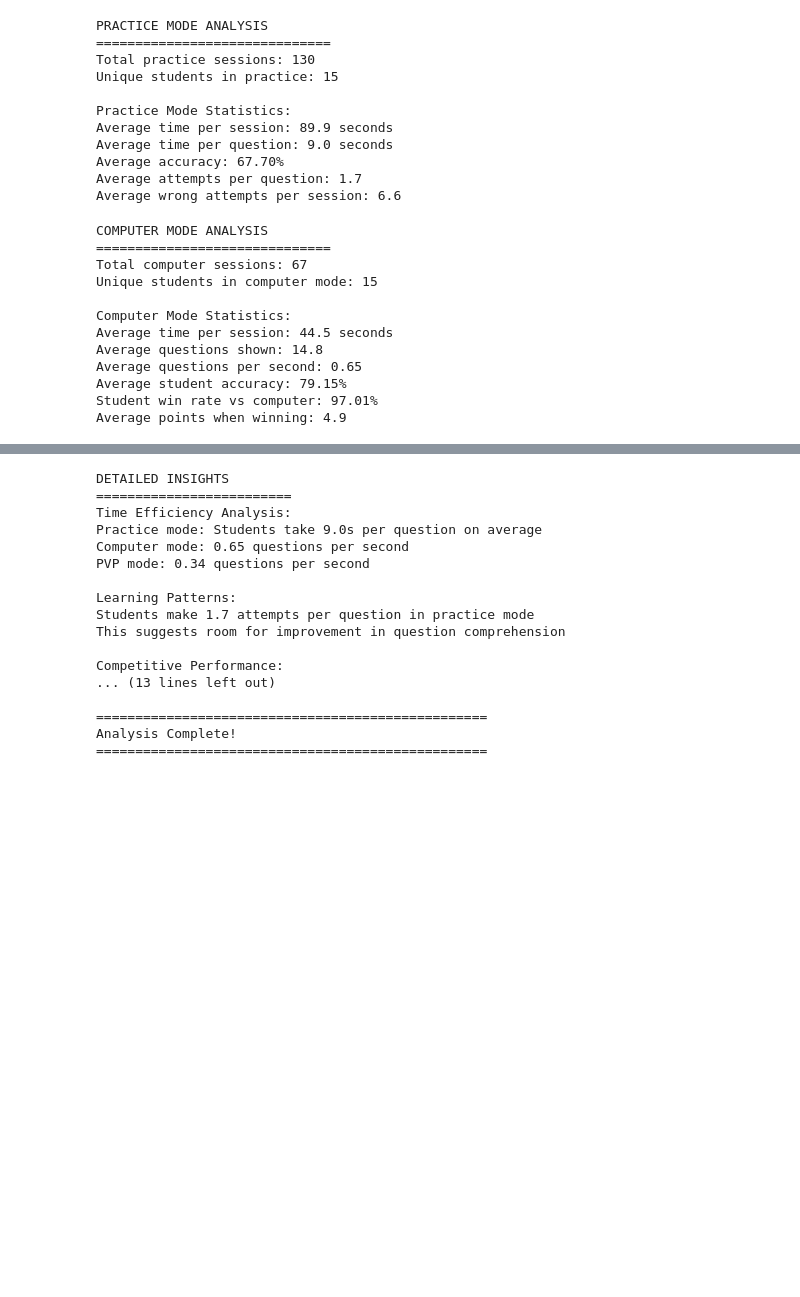
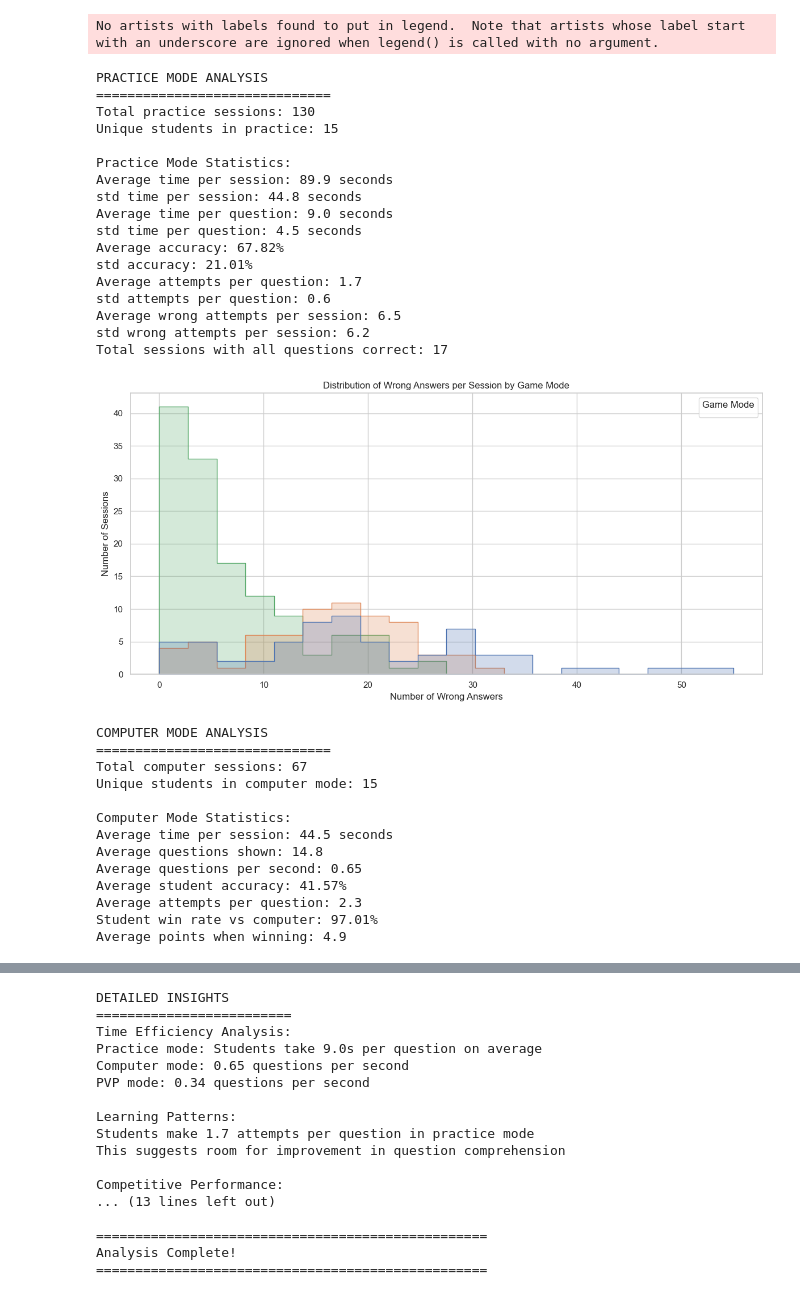
Before and after one commit to ErnaFiorencis/dip, a Jupyter notebook: data/claude.ipynb, the cells around one changed output, grey strips where cells are left out. Cells and saved outputs as stored; diff of their text form; code cells hidden in the pictures; blank space fills up the shorter version.

```diff
--- a/data/claude.ipynb
+++ b/data/claude.ipynb
@@ -39,37 +39,71 @@ Name: count, dtype: int64
 # %%
 # =============================================================================
 # PRACTICE MODE ANALYSIS
 # =============================================================================
 practice_df = df[df['game_mode'] == 'practice'].copy()
 
 print("PRACTICE MODE ANALYSIS")
 print("="*30)
 print(f"Total practice sessions: {len(practice_df)}")
 print(f"Unique students in practice: {practice_df['student_id'].nunique()}")
 
 # Practice mode metrics
+#practice_df['accuracy'] = practice_df['correct_answers'] / (practice_df['correct_answers'] + practice_df['wrong_answers'])
 practice_df['accuracy'] = practice_df['correct_answers'] / (practice_df['correct_answers'] + practice_df['wrong_answers'])
+
 practice_df['time_per_question'] = practice_df['time_taken'] / practice_df['total_questions']
 practice_df['attempts_per_question'] = (practice_df['correct_answers'] + practice_df['wrong_answers']) / practice_df['total_questions']
 
+
+
 print(f"\nPractice Mode Statistics:")
 print(f"Average time per session: {practice_df['time_taken'].mean():.1f} seconds")
+print(f"std time per session: {practice_df['time_taken'].std():.1f} seconds")
 print(f"Average time per question: {practice_df['time_per_question'].mean():.1f} seconds")
+print(f"std time per question: {practice_df['time_per_question'].std():.1f} seconds")
 print(f"Average accuracy: {practice_df['accuracy'].mean():.2%}")
+print(f"std accuracy: {practice_df['accuracy'].std():.2%}")
 print(f"Average attempts per question: {practice_df['attempts_per_question'].mean():.1f}")
+print(f"std attempts per question: {practice_df['attempts_per_question'].std():.1f}")
 print(f"Average wrong attempts per session: {practice_df['wrong_answers'].mean():.1f}")
+print(f"std wrong attempts per session: {practice_df['wrong_answers'].std():.1f}")
+
+
+all_corect_sessions = practice_df[practice_df['wrong_answers'] == 0]
+print(f"Total sessions with all questions correct: {len(all_corect_sessions)}")
+
+
+sns.set(style="whitegrid")
+
+# Plot the distribution of wrong answers
+plt.figure(figsize=(12, 6))
+sns.histplot(data=df, x="wrong_answers", hue="game_mode", element="step", stat="count", common_norm=False, bins=20)
+plt.title("Distribution of Wrong Answers per Session by Game Mode")
+plt.xlabel("Number of Wrong Answers")
+plt.ylabel("Number of Sessions")
+plt.legend(title="Game Mode")
+plt.tight_layout()
+plt.show()
 # %% [output]
-PRACTICE MODE ANALYSIS
-==============================
-Total practice sessions: 130
-Unique students in practice: 15
-
-Practice Mode Statistics:
-Average time per session: 89.9 seconds
-Average time per question: 9.0 seconds
-Average accuracy: 67.70%
-Average attempts per question: 1.7
-Average wrong attempts per session: 6.6
+No artists with labels found to put in legend.  Note that artists whose label start with an underscore are ignored when legend() is called with no argument.
+PRACTICE MODE ANALYSIS
+==============================
+Total practice sessions: 130
+Unique students in practice: 15
+
+Practice Mode Statistics:
+Average time per session: 89.9 seconds
+std time per session: 44.8 seconds
+Average time per question: 9.0 seconds
+std time per question: 4.5 seconds
+Average accuracy: 67.82%
+std accuracy: 21.01%
+Average attempts per question: 1.7
+std attempts per question: 0.6
+Average wrong attempts per session: 6.5
+std wrong attempts per session: 6.2
+Total sessions with all questions correct: 17
+[figure, added]
 # %%
 # =============================================================================
 # COMPUTER MODE ANALYSIS
@@ -83,14 +117,18 @@ print(f"Unique students in computer mode: {computer_df['student_id'].nunique()}"
 
 # Computer mode metrics
 computer_df['questions_per_second'] = computer_df['total_questions'] / computer_df['time_taken']
-computer_df['accuracy'] = computer_df['correct_answers'] / computer_df['total_questions']
+#computer_df['accuracy'] = computer_df['correct_answers'] / computer_df['total_questions']
+computer_df['accuracy'] = computer_df['correct_answers'] / ( computer_df['correct_answers'] + computer_df['wrong_answers'] )
 win_rate_computer = (computer_df['winner'] == 't').mean()
+atempts_per_question_computer = (computer_df['correct_answers'] + computer_df['wrong_answers']) / computer_df['total_questions']
+
 
 print(f"\nComputer Mode Statistics:")
 print(f"Average time per session: {computer_df['time_taken'].mean():.1f} seconds")
 print(f"Average questions shown: {computer_df['total_questions'].mean():.1f}")
 print(f"Average questions per second: {computer_df['questions_per_second'].mean():.2f}")
 print(f"Average student accuracy: {computer_df['accuracy'].mean():.2%}")
+print(f"Average attempts per question: {atempts_per_question_computer.mean():.1f}")
 print(f"Student win rate vs computer: {win_rate_computer:.2%}")
 print(f"Average points when winning: {computer_df[computer_df['winner'] == 't']['points'].mean():.1f}")
 # %% [output]
@@ -103,7 +141,8 @@ Computer Mode Statistics:
 Average time per session: 44.5 seconds
 Average questions shown: 14.8
 Average questions per second: 0.65
-Average student accuracy: 79.15%
+Average student accuracy: 41.57%
+Average attempts per question: 2.3
 Student win rate vs computer: 97.01%
 Average points when winning: 4.9
 # %%
```
Also changed, not shown: parts of 14 cells of this notebook, 11 other files.
